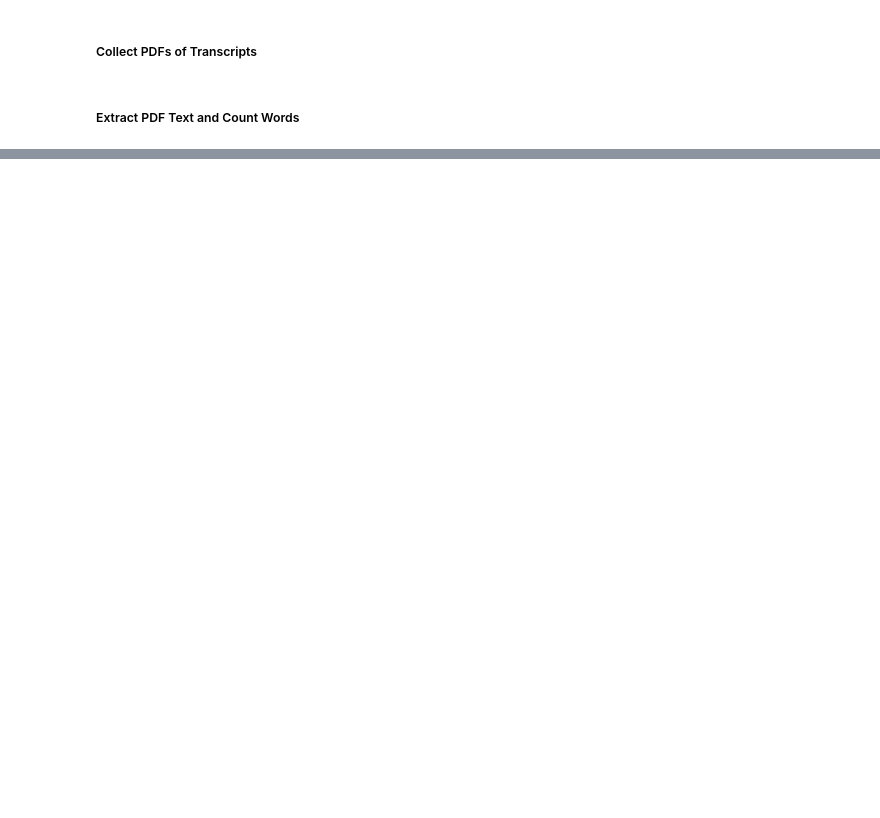
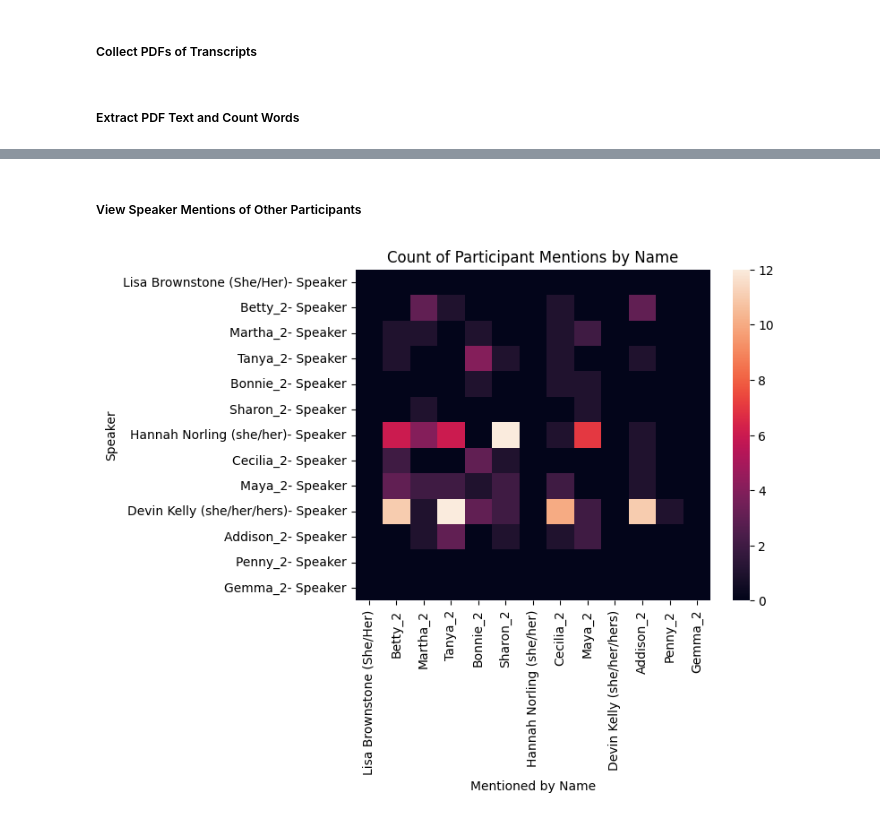
Before and after one commit to jstremme/nlp4psychotherapy, a Jupyter notebook: transcript_eda.ipynb, the cells around one changed output, grey strips where cells are left out. Saved outputs shown, nothing was run; the diff lists cells and outputs as text; code cells hidden in the pictures; blank space fills up the shorter version.

```diff
--- a/transcript_eda.ipynb
+++ b/transcript_eda.ipynb
@@ -157,0 +298,12 @@ Standard deviation of number of words per document: 1097.75
+# %% [markdown]
+##### View Speaker Mentions of Other Participants
+# %%
+speaker_dict = {k + '- Speaker': v for k, v in speaker_mentions_of.items()}
+speaker_matrix = pd.DataFrame(speaker_dict).T.fillna(0)
+sb.heatmap(speaker_matrix)
+plt.xlabel('Mentioned by Name')
+plt.ylabel('Speaker')
+plt.title('Count of Participant Mentions by Name')
+plt.show()
+# %% [output]
+[figure, added]
```
Also changed, not shown: parts of 28 cells of this notebook, 5 other files.
